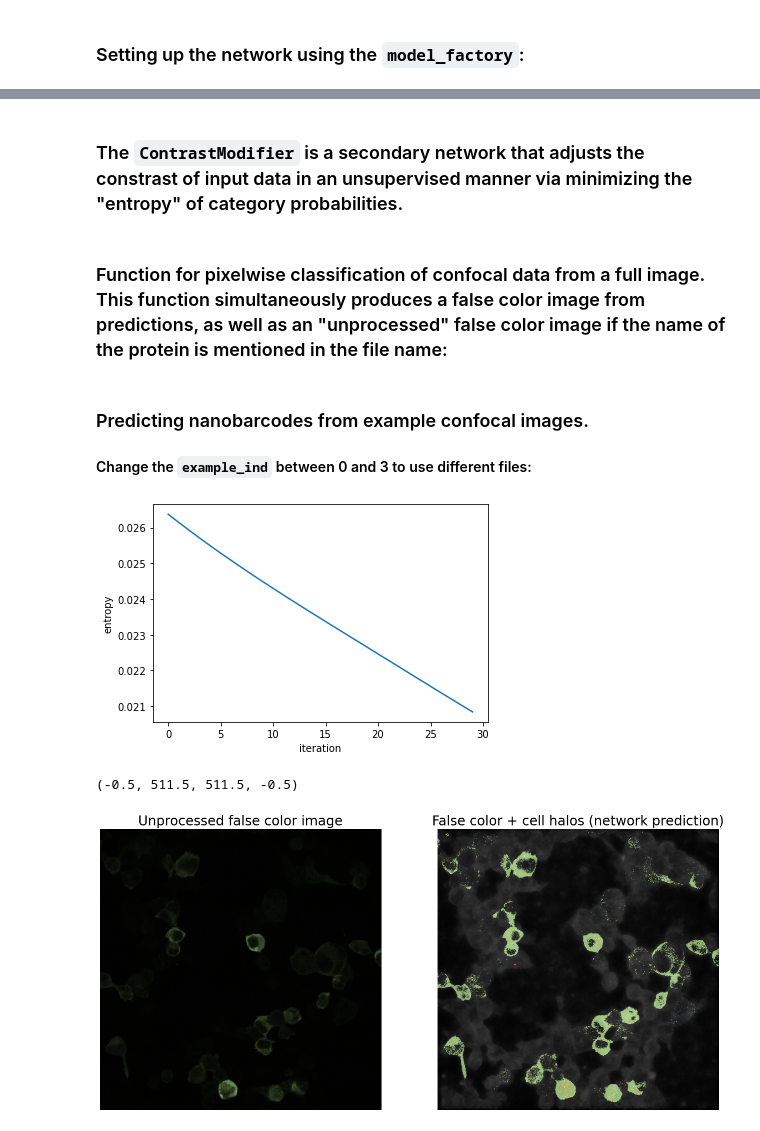
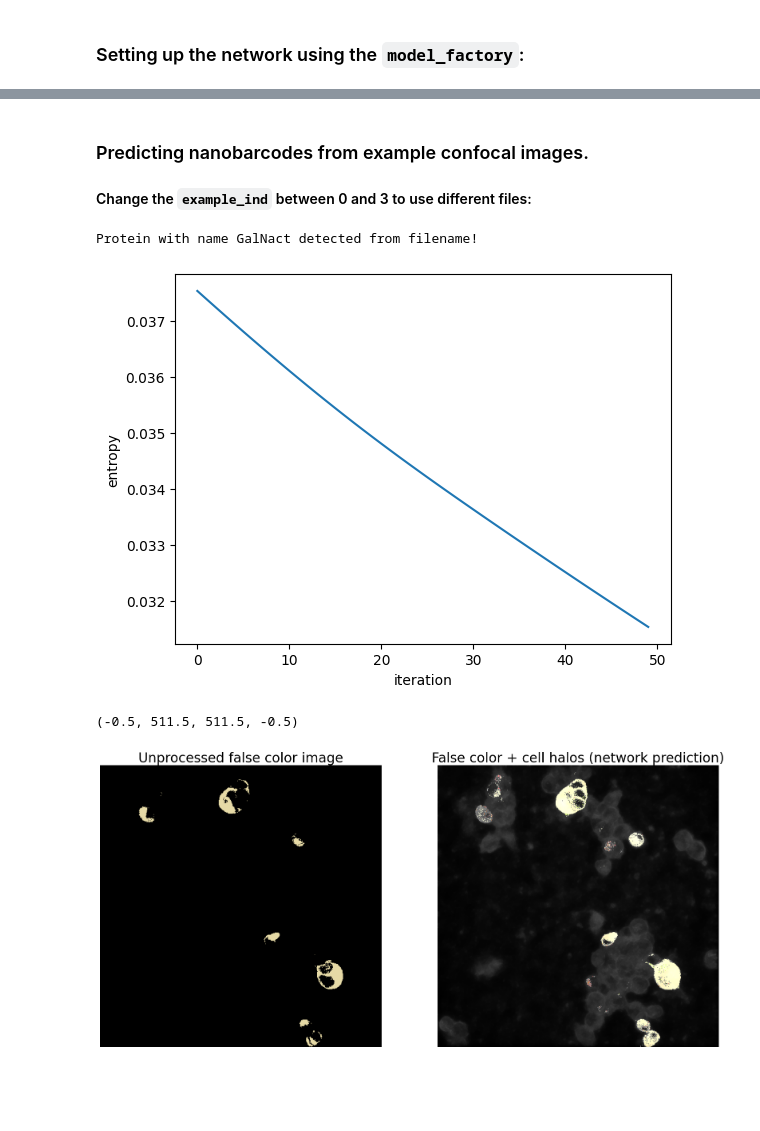
Before and after one commit to noegroup/deep_nanobarcode, a Jupyter notebook: notebooks/nanobarcode_classifier_net.ipynb, the cells around one changed output, grey strips where cells are left out. Saved outputs shown, nothing was run; the diff lists cells and outputs as text; code cells hidden in the pictures; blank space fills up the shorter version.

Commit message:
Bug fixes and added examples

````diff
--- a/notebooks/nanobarcode_classifier_net.ipynb
+++ b/notebooks/nanobarcode_classifier_net.ipynb
@@ -143,7 +149,8 @@ save_figures = True
 # %% [markdown]
 ### Loading network hyperparameters from file:
 # %%
-best_parameters = np.load(save_net_dir + '/optimized_hyperparams.npy', allow_pickle=True).item()
+with open(f"{network_params_folder}/model_config_series_{series_number}.json", 'r') as fp:
+    network_parameters = json.load(fp)
 
-print(best_parameters)
+print(network_parameters)
 # %% [output]
@@ -151,7 +158,8 @@ print(best_parameters)
 # %% [markdown]
 ### Setting up the network using the ```model_factory```:
 # %%
-net, train_loader, test_loader, optimizer = model.model_factory(data_handler, *model.separate_args(best_parameters))
+net, train_data_loader, val_data_loader, test_data_loader, optimizer =\
+    model.model_factory(dataset, *model.separate_args(network_parameters))
 
 print(net)
 # %% [output]
@@ -223,3 +183,3 @@ tensor([ 0.0129,  0.0684,  0.2883, -0.2175,  0.0182, -0.0309, -0.2396, -0.4359,
 # %%
 if load_net:
-    net.load_state_dict(torch.load(save_net_file_name))
+    net.load_state_dict(torch.load(f"{network_params_folder}/{saved_net_filename}"))
@@ -290,4 +196 @@ if save_net:
-# %%
-if load_net:
-    net.load_state_dict(torch.load(save_net_file_name))
 # %% [markdown]
@@ -488,2 +236,0 @@ def get_cell_background(brightfield_image):
-# %% [markdown]
-### The ```ContrastModifier``` is a secondary network that adjusts the constrast of input data in an unsupervised manner via minimizing the "entropy" of category probabilities.
@@ -550,2 +236,0 @@ def feed_to_network(image_slice_scaled, n_optim_iter):
-# %% [markdown]
-### Function for pixelwise classification of confocal data from a full image. This function simultaneously produces a false color image from predictions, as well as an "unprocessed" false color image if the name of the protein is mentioned in the file name:
@@ -671,46 +239,45 @@ def predict_image_from_file(file_name, pred_threshold=0.0, n_optim_iter=0):
 
 #### Change the ```example_ind``` between 0 and 3 to use different files:
 # %%
-example_ind = 2
+example_ind = 0
 
-# the probabilities below this threshold are cut to zero
-pred_threshold = 0.0
-# number of entropy minimization iterations used by the "uber_net"
-n_optim_iter = 30
+# number of entropy minimization iterations used by the "ContrastModifierNet"
+n_optim_iter = 50
 
 example_files = ['GalNact_NL1b_CS2_P5_CH11_Gain550',
                  'ENDO_NL1ab_CS2_P2_CH11_Gain550',
                  'KDEL_NL4_CS1_P3_CH11_Gain550',
                  'TOM70_NRXN3Beta-_CS1_P1_CH11_Gain550']
 
-image_file_name = f"{data_dir}/{example_files[example_ind]}.lsm"
+image_file_name = f"{example_folder}/{example_files[example_ind]}.lsm"
 
-cropped_name, protein_name, false_color_stack, cell_halo_false_color_stack, unprocessed_false_color_stack,\
-entropy_stack, entropy_iter_stack, accuracy = predict_image_from_file(file_name=image_file_name,
-                                                                      pred_threshold=pred_threshold,
-                                                                      n_optim_iter=n_optim_iter)
+result = model.predict_from_image_file(file_name=image_file_name, net=net,
+                                       dataset=dataset, n_optim_iter=n_optim_iter,
+                                       brightness_scaling_method=dataset_scaling)
 
-plt.plot(entropy_iter_stack[0])
+
+plt.plot(result["iterative entropy"][0])
 plt.xlabel("iteration")
 plt.ylabel("entropy")
 
 if save_figures:
     tifffile.imwrite(f"{output_dir}/false_color_{cropped_name}.tiff",
-                     data=cell_halo_false_color_stack, compress=6, photometric='rgb')
+                     data=result["cell-halo false-color stack"], compress=6, photometric='rgb')
 # %% [output]
+Protein with name GalNact detected from filename!
-[figure, old version]
+[figure, new version]
 # %%
 fig = plt.figure(figsize=(20, 10))
 
 ax = fig.add_subplot(1, 2, 1)
-ax.imshow(unprocessed_false_color_stack[0, :, :] / 65535.0)
+ax.imshow(result["unprocessed false-color stack"][0, :, :] / 65535.0)
 ax.set_title("Unprocessed false color image", fontsize=24)
 ax.axis('off')
 
 ax = fig.add_subplot(1, 2, 2)
-ax.imshow(cell_halo_false_color_stack[0, :, :] / 65535.0)
+ax.imshow(result["cell-halo false-color stack"][0, :, :] / 65535.0)
 ax.set_title("False color + cell halos (network prediction)", fontsize=24)
 ax.axis('off')
 # %% [output]
 (-0.5, 511.5, 511.5, -0.5)
-[figure, old version]
+[figure, new version]
````
Also changed, not shown: parts of 36 cells of this notebook, 10 other files.
